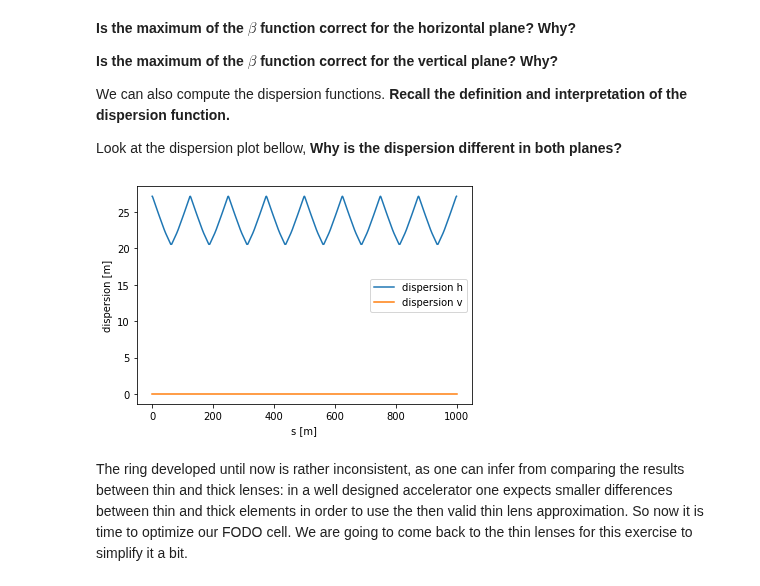
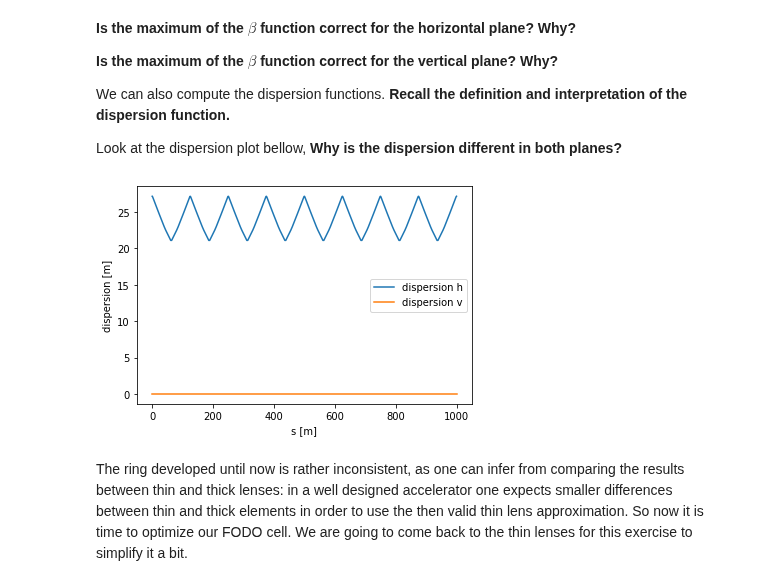
Before and after one commit to loiccoyle/pyaccelerator, a Jupyter notebook: noteboooks/tutorial_1.ipynb, the cells around one changed output. Saved outputs shown, nothing was run; the diff lists cells and outputs as text; code cells hidden in the pictures.

```diff
--- a/noteboooks/tutorial_1.ipynb
+++ b/noteboooks/tutorial_1.ipynb
@@ -255,12 +252,14 @@ disp_v = lattice_thick.dispersion('v')
+# %%
+disp = lattice_thick.dispersion()
 # %%
-plt.plot(disp_h.s, disp_h.x, label='dispersion h')
-plt.plot(disp_v.s, disp_v.y, label='dispersion v')
+plt.plot(disp.s, disp.x, label='dispersion h')
+plt.plot(disp.s, disp.y, label='dispersion v')
 plt.legend()
 plt.xlabel('s [m]')
 plt.ylabel('dispersion [m]')
 plt.show()
 # %% [output]
-[figure, old version]
+[figure, new version]
 # %% [markdown]
 The ring developed until now is rather inconsistent, as one can infer from comparing the results between thin and thick lenses: in a well designed accelerator one expects smaller differences between thin and thick elements in order to use the then valid thin lens approximation. So now it is time to optimize our FODO cell. We are going to come back to the thin lenses for this exercise to simplify it a bit.
 # %% [markdown]
```
Also changed, not shown: parts of 3 cells of this notebook, 12 other files.
